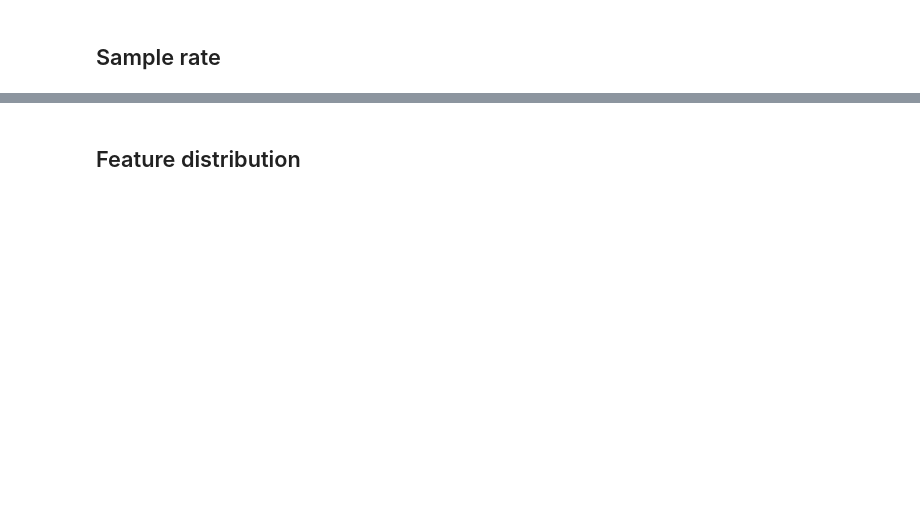
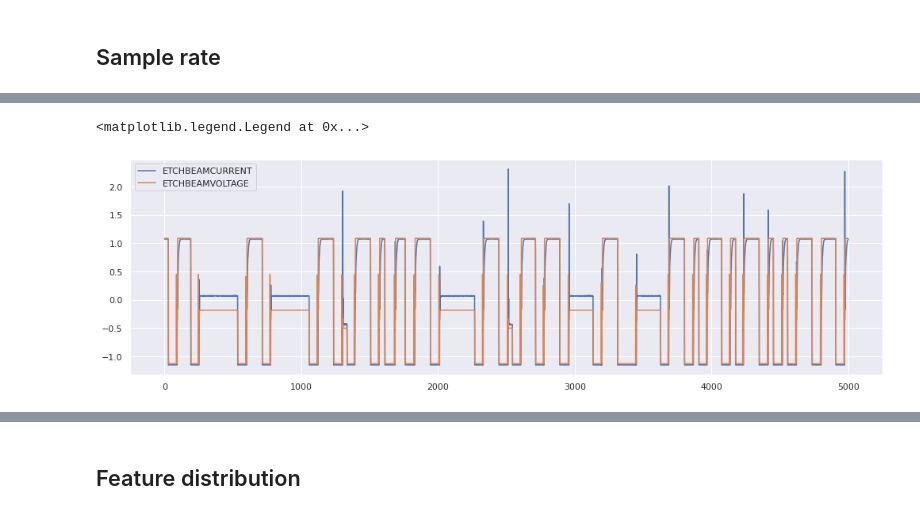
Before and after one commit to lucianolorenti/ceruleo, a Jupyter notebook: docs/dataset/analysis/Sensor Validation.ipynb, the cells around one changed output, grey strips where cells are left out. Drawn from its saved outputs; the diff is of its cells as text; code cells hidden in the pictures; blank space fills up the shorter version.

```diff
--- a/docs/dataset/analysis/Sensor Validation.ipynb
+++ b/docs/dataset/analysis/Sensor Validation.ipynb
@@ -115,0 +119,8 @@ InvalidIndexError: (slice(None, None, None), 0)
+# %%
+fig, ax = plt.subplots(figsize=(17, 5))
+ax.plot(dataset[0]['ETCHBEAMCURRENT'].values[-5000:], label='ETCHBEAMCURRENT')
+ax.plot(dataset[0]['ETCHBEAMVOLTAGE'].values[-5000:], label='ETCHBEAMVOLTAGE')
+ax.legend()
+# %% [output]
+<matplotlib.legend.Legend at 0x...>
+[figure, added]
```
Also changed, not shown: parts of 23 cells of this notebook, 22 other files.
